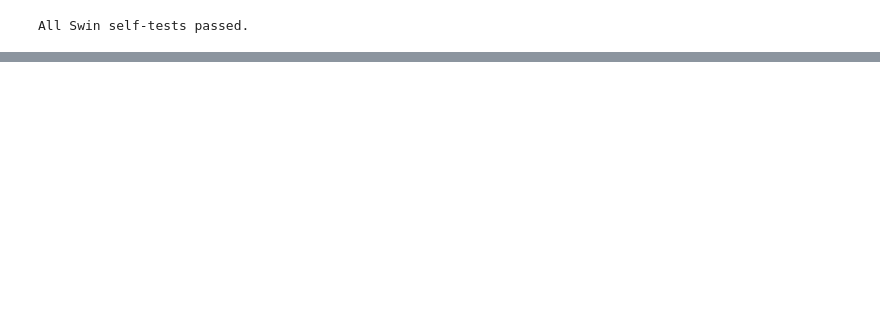
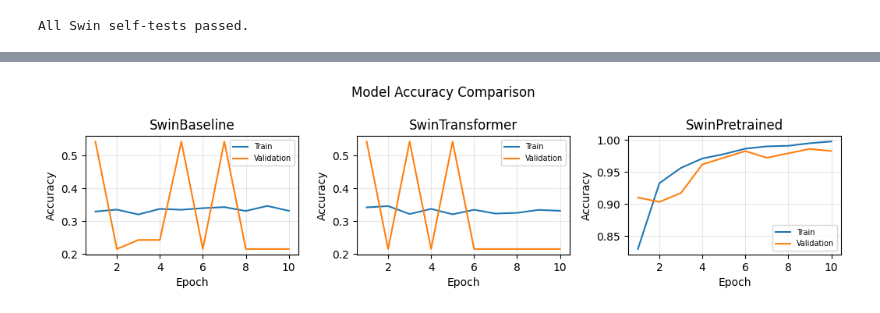
Before and after one commit to miranibrahim/Colab-Model-Train, a Jupyter notebook: Lung_Cancer_Proposed_Swin_Experiments.ipynb, the cells around one changed output, grey strips where cells are left out. Saved outputs shown, nothing was run; the diff lists cells and outputs as text; code cells hidden in the pictures; blank space fills up the shorter version.

Commit message:
all baseline vs hybrid and swin pretrained baseline and transformer

```diff
--- a/Lung_Cancer_Proposed_Swin_Experiments.ipynb
+++ b/Lung_Cancer_Proposed_Swin_Experiments.ipynb
@@ -1119,7 +905,8 @@ def get_loss():
     if name == "sparse_categorical_crossentropy":
         return tf.keras.losses.SparseCategoricalCrossentropy(from_logits=False)
     if name in ("categorical_crossentropy", "categorical_crossentropy_label_smoothing"):
-        return tf.keras.losses.CategoricalCrossentropy(from_logits=False, label_smoothing=LABEL_SMOOTHING)
+        smoothing = LABEL_SMOOTHING if name == "categorical_crossentropy_label_smoothing" else 0.0
+        return tf.keras.losses.CategoricalCrossentropy(from_logits=False, label_smoothing=smoothing)
     if name == "categorical_focal_crossentropy":
         if not hasattr(tf.keras.losses, "CategoricalFocalCrossentropy"):
             raise RuntimeError("This TensorFlow/Keras version has no CategoricalFocalCrossentropy. "
@@ -1134,22 +921,23 @@ def get_metrics():
         return [tf.keras.metrics.SparseCategoricalAccuracy(name="accuracy")]
     return [tf.keras.metrics.CategoricalAccuracy(name="accuracy")]
 
-def get_optimizer():
+def get_optimizer(model_name=None):
     # A NEW optimizer object is needed for every model.
     name = OPTIMIZER_NAME.lower()
+    lr = PRETRAINED_LEARNING_RATE if model_name == "SwinPretrained" else LEARNING_RATE
     wd = WEIGHT_DECAY if WEIGHT_DECAY > 0 else None
     if name == "adam":
-        return tf.keras.optimizers.Adam(learning_rate=LEARNING_RATE, weight_decay=wd)
+        return tf.keras.optimizers.Adam(learning_rate=lr, weight_decay=wd)
     if name == "adamw":
-        return tf.keras.optimizers.AdamW(learning_rate=LEARNING_RATE, weight_decay=WEIGHT_DECAY)
+        return tf.keras.optimizers.AdamW(learning_rate=lr, weight_decay=WEIGHT_DECAY)
     if name == "sgd":
-        return tf.keras.optimizers.SGD(learning_rate=LEARNING_RATE, momentum=SGD_MOMENTUM, weight_decay=wd)
+        return tf.keras.optimizers.SGD(learning_rate=lr, momentum=SGD_MOMENTUM, weight_decay=wd)
     if name == "rmsprop":
-        return tf.keras.optimizers.RMSprop(learning_rate=LEARNING_RATE, weight_decay=wd)
+        return tf.keras.optimizers.RMSprop(learning_rate=lr, weight_decay=wd)
     raise ValueError(f"Unknown optimizer: {OPTIMIZER_NAME}")
 
-def compile_model(model):
-    model.compile(optimizer=get_optimizer(), loss=get_loss(), metrics=get_metrics())
+def compile_model(model, model_name=None):
+    model.compile(optimizer=get_optimizer(model_name), loss=get_loss(), metrics=get_metrics())
     return model
 
 # Fail early if the chosen loss/optimizer cannot be created in this TensorFlow version.
@@ -1823,0 +1231,82 @@ After editing Section 7 code, **re-run the self-test cell** (Section 7.3) before
+# %%
+# 1. Accuracy Comparison Collage
+num_models = len(TRAINED_HISTORIES)
+cols = num_models
+
+fig, axes = plt.subplots(1, cols, figsize=(3.5 * cols, 2.8), squeeze=False)
+
+for i, (name, history) in enumerate(TRAINED_HISTORIES.items()):
+    ax = axes[0, i]
+    epochs = range(1, len(history["accuracy"]) + 1)
+
+    ax.plot(epochs, history["accuracy"], label="Train")
+    ax.plot(epochs, history["val_accuracy"], label="Validation")
+    ax.set(title=name, xlabel="Epoch", ylabel="Accuracy")
+    ax.grid(alpha=0.3)
+    ax.legend(fontsize=7)
+
+fig.suptitle("Model Accuracy Comparison", fontsize=12)
+fig.tight_layout()
+fig.savefig(GRAPHS_DIR / "accuracy_comparison.png", dpi=160, bbox_inches="tight")
+plt.show()
+plt.close(fig)
+
+# 2. Loss Comparison Collage
+fig, axes = plt.subplots(1, cols, figsize=(3.5 * cols, 2.8), squeeze=False)
+
+for i, (name, history) in enumerate(TRAINED_HISTORIES.items()):
+    ax = axes[0, i]
+    epochs = range(1, len(history["loss"]) + 1)
+
+    ax.plot(epochs, history["loss"], label="Train")
+    ax.plot(epochs, history["val_loss"], label="Validation")
+    ax.set(title=name, xlabel="Epoch", ylabel="Loss")
+    ax.grid(alpha=0.3)
+    ax.legend(fontsize=7)
+
+fig.suptitle("Model Loss Comparison", fontsize=12)
+fig.tight_layout()
+fig.savefig(GRAPHS_DIR / "loss_comparison.png", dpi=160, bbox_inches="tight")
+plt.show()
+plt.close(fig)
+
+# 3. Confusion Matrix Comparison Collage
+num_models = len(EVAL_RESULTS)
+
+fig, axes = plt.subplots(
+    1, num_models,
+    figsize=(3.5 * num_models, 3.2),
+    squeeze=False
+)
+
+for i, (name, result) in enumerate(EVAL_RESULTS.items()):
+    ax = axes[0, i]
+    cm = result["cm"]
+
+    ax.imshow(cm, cmap="Blues")
+    ax.set(
+        title=name,
+        xlabel="Predicted",
+        ylabel="True",
+        xticks=range(NUM_CLASSES),
+        yticks=range(NUM_CLASSES),
+        xticklabels=CLASS_NAMES,
+        yticklabels=CLASS_NAMES
+    )
+
+    ax.tick_params(labelsize=7)
+    plt.setp(ax.get_xticklabels(), rotation=35, ha="right")
+
+    for r in range(NUM_CLASSES):
+        for c in range(NUM_CLASSES):
+            ax.text(c, r, str(cm[r, c]), ha="center", va="center", fontsize=8)
+
+fig.suptitle("Confusion Matrix Comparison", fontsize=12)
+fig.tight_layout()
+fig.savefig(GRAPHS_DIR / "confusion_matrices.png", dpi=160, bbox_inches="tight")
+plt.show()
+plt.close(fig)
+
+print("All comparison collages saved successfully!")
+# %% [output]
+[figure, added]
```
Also changed, not shown: parts of 57 cells of this notebook, 2 other files.
